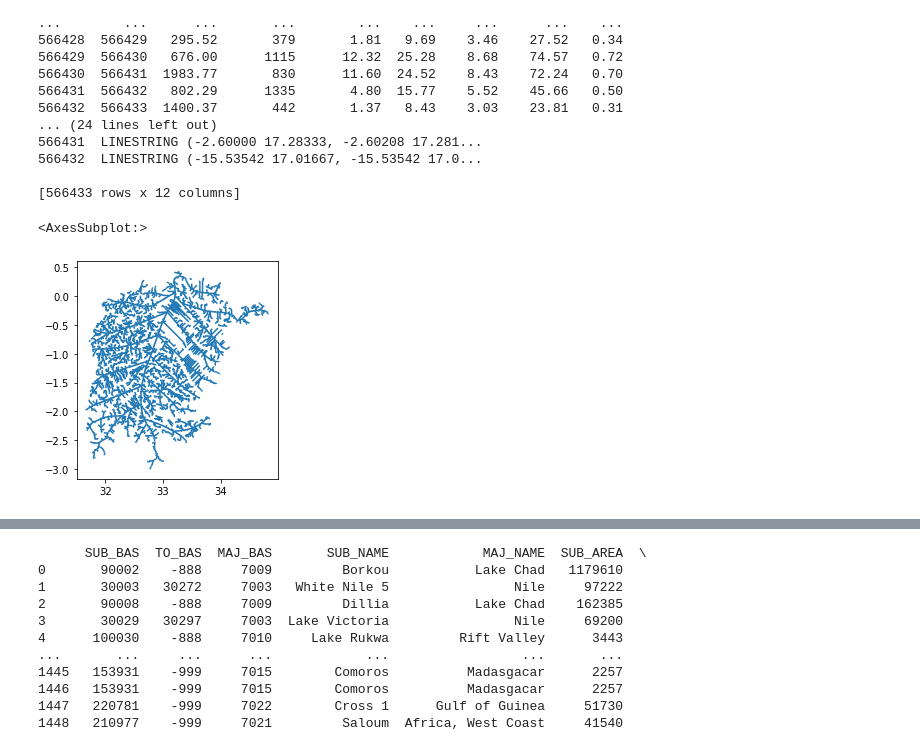
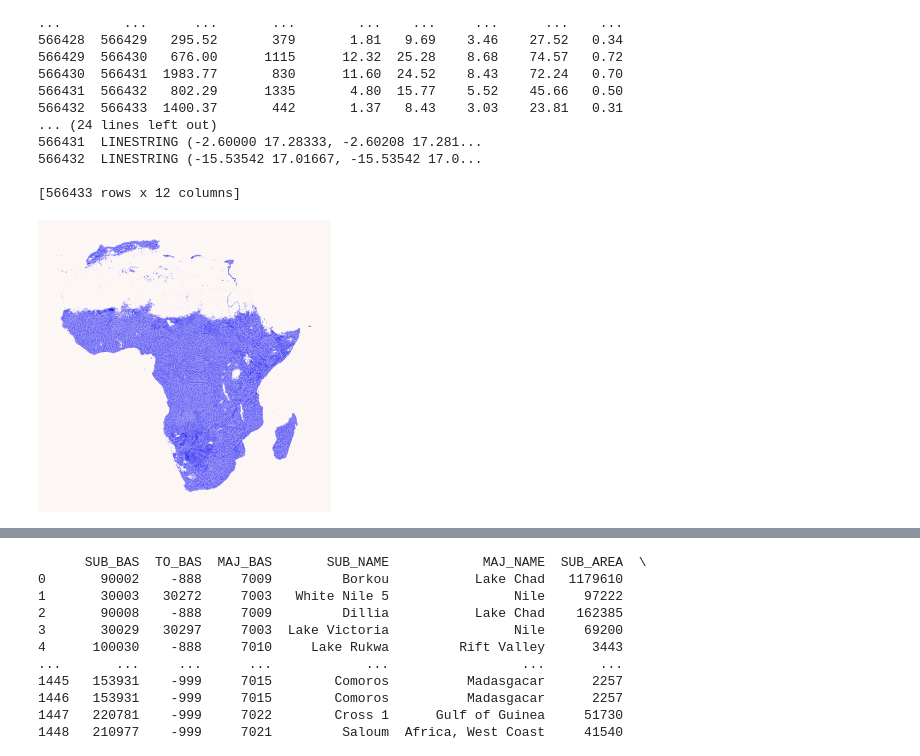
Before and after one commit to symmy596/towards-data-science-articles, a Jupyter notebook: Africa_Rivers/Africa_Rivers_Article.ipynb, the cells around one changed output, grey strips where cells are left out. Saved outputs shown, nothing was run; the diff lists cells and outputs as text; code cells hidden in the pictures.

```diff
--- a/Africa_Rivers/Africa_Rivers_Article.ipynb
+++ b/Africa_Rivers/Africa_Rivers_Article.ipynb
@@ -1,7 +1,7 @@
 # %%
 import geopandas as gpd
 
-africa_rivers = gpd.read_file("../../Nature/rivers/data/rivers/africa/a00000009.gdbtable")
+africa_rivers = gpd.read_file("../../Nature/rivers/data/rivers/africa/afrivs.shp")
 
 print(africa_rivers)
 # %% [output]
@@ -38,20 +33,14 @@ print(africa_lakes)
 # %%
 import matplotlib.pyplot as plt
-
-
-lake_victoria = africa_lakes.loc[africa_lakes['name'] == 'Lake Victoria']
-funny_features = gpd.sjoin(africa_rivers, lake_victoria, op='within')
 
 fig, ax = plt.subplots(facecolor='#FCF6F5FF')
 fig.set_size_inches(5, 7)
 
-lake_victoria.plot(ax=ax, color='black', alpha=0.1)
-funny_features.plot(ax=ax, color='blue', lw=0.4, alpha=1)
+africa_rivers.plot(ax=ax, color='blue', lw=0.1)
+africa_lakes.plot(ax=ax, color='#FCF6F5FF', alpha=1)
 
 ax.axis('off')
 
-plt.savefig("outputs/funny_feature.png", dpi=600, bbox_inches='tight')
 plt.show()
 # %% [output]
-<AxesSubplot:>
-[figure, old version]
+[figure, new version]
```
Also changed, not shown: parts of 22 cells of this notebook, 28 other files.
